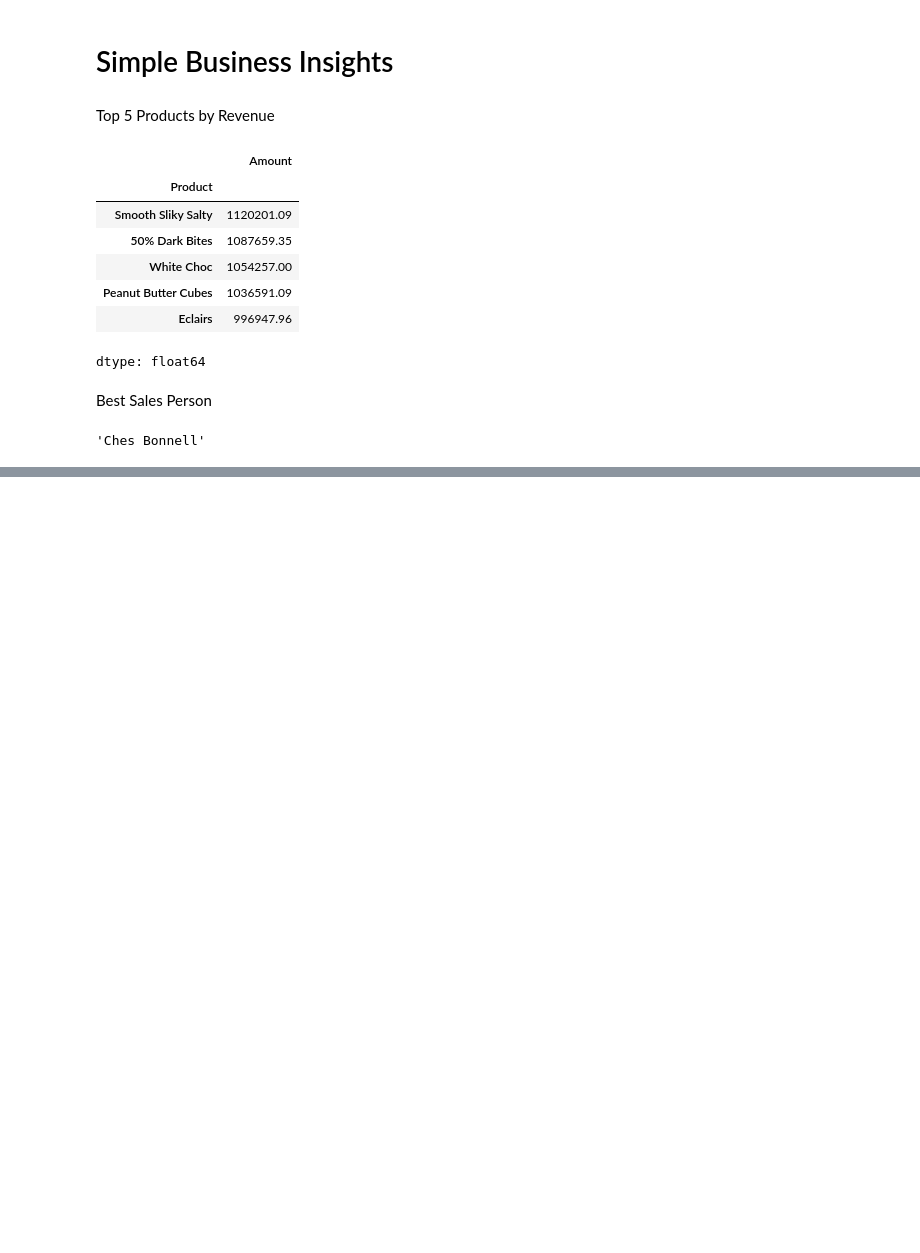
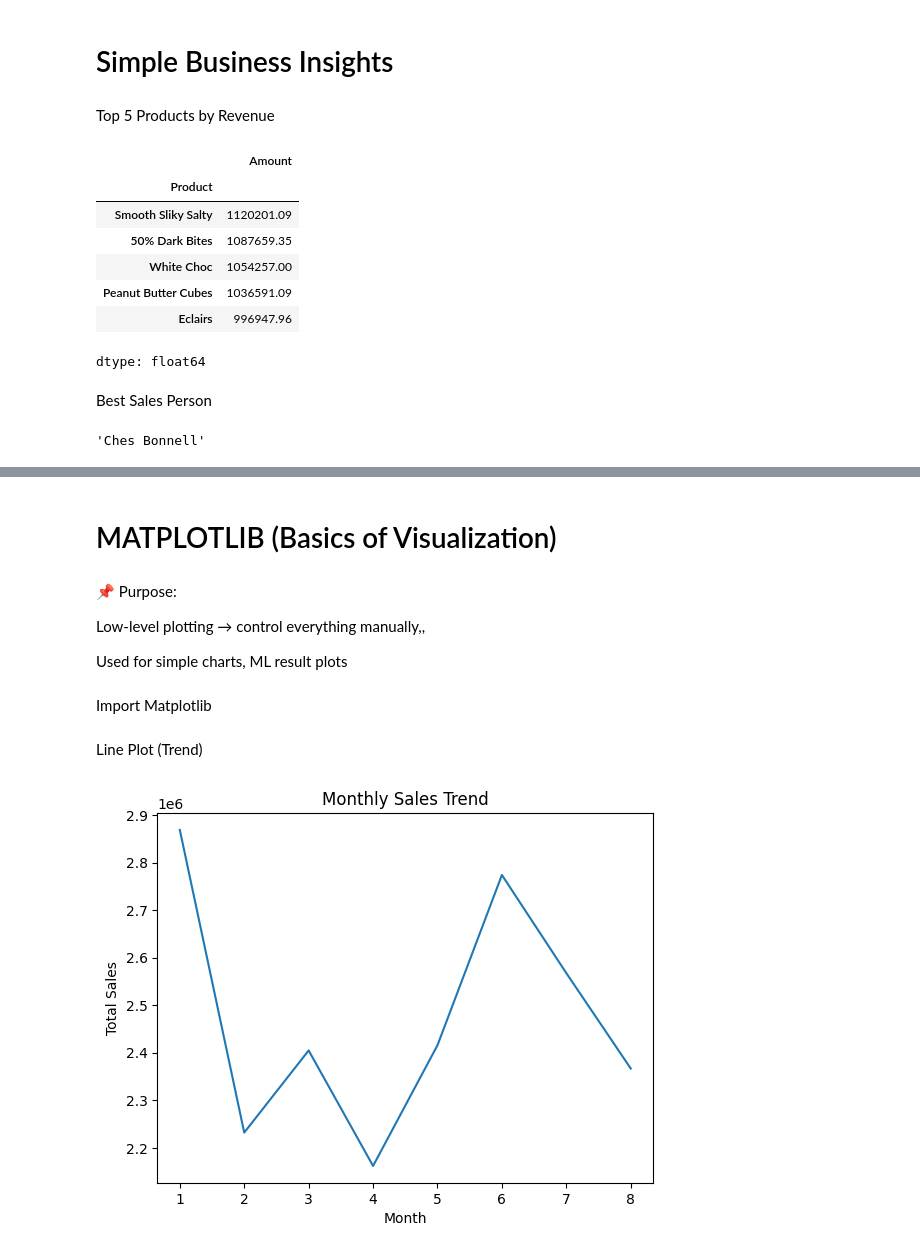
Before and after one commit to mylukhanush/numpy_pandas_on_dataset, a Jupyter notebook: Untitled0.ipynb, the cells around one changed output, grey strips where cells are left out. Cells and saved outputs as stored; diff of their text form; code cells hidden in the pictures; blank space fills up the shorter version.

```diff
--- a/Untitled0.ipynb
+++ b/Untitled0.ipynb
@@ -266,0 +249,29 @@ df.groupby('Sales Person')['Amount'].sum().idxmax()
+# %%
+import pandas as pd
+
+df = pd.read_csv("/Chocolate Sales (2).csv")
+
+# Clean Amount
+df['Amount'] = (
+    df['Amount']
+    .str.replace('$', '', regex=False)
+    .str.replace(',', '', regex=False)
+    .astype(float)
+)
+
+# Convert Date
+df['Date'] = pd.to_datetime(df['Date'], dayfirst=True)
+
+# Create time features
+df['Month'] = df['Date'].dt.month
+df['Year'] = df['Date'].dt.year
+# %% [markdown]
+# MATPLOTLIB (Basics of Visualization)
+# %% [markdown]
+📌 Purpose:
+
+Low-level plotting → control everything manually,,
+
+Used for simple charts, ML result plots
+# %% [markdown]
+Import Matplotlib
@@ -266,0 +280,13 @@ df.groupby('Sales Person')['Amount'].sum().idxmax()
+# %% [markdown]
+Line Plot (Trend)
+# %%
+monthly_sales = df.groupby('Month')['Amount'].sum()
+
+plt.figure()
+plt.plot(monthly_sales.index, monthly_sales.values)
+plt.xlabel("Month")
+plt.ylabel("Total Sales")
+plt.title("Monthly Sales Trend")
+plt.show()
+# %% [output]
+[figure, added]
```
Also changed, not shown: parts of 47 cells of this notebook.
